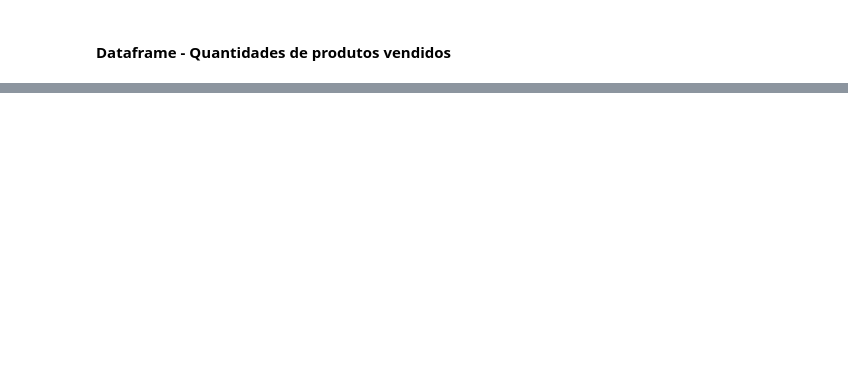
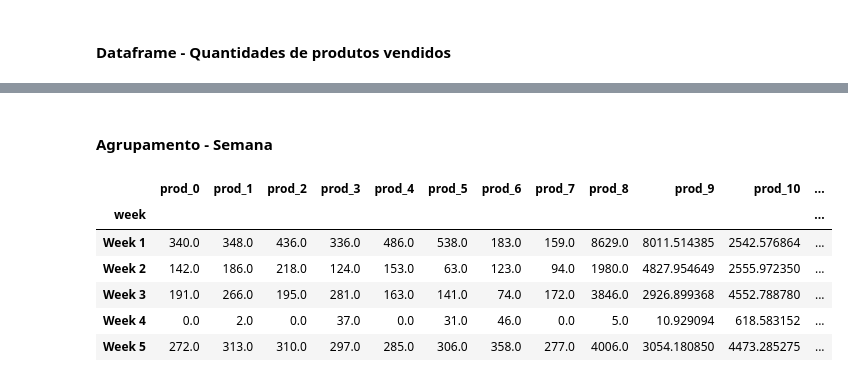
Before and after one commit to augustoanastacio/Projeto3-DT, a Jupyter notebook: analysis.ipynb, the cells around one changed output, grey strips where cells are left out. Cells and saved outputs as stored; diff of their text form; code cells hidden in the pictures; blank space fills up the shorter version.

```diff
--- a/analysis.ipynb
+++ b/analysis.ipynb
@@ -5,7 +5,7 @@ import seaborn as sns
 import matplotlib.pyplot as plt
 # %%
 product_database = {}
-weeks = 3
+weeks = 15
 all_df = pd.DataFrame([])
 all_jsons = []
 
@@ -46,0 +93,13 @@ all_sales.head(5)
+# %% [markdown]
+#### Agrupamento - Semana
+# %%
+weekly_qnt= all_qnt.groupby('week', sort=False).agg(sum_all_prods)
+weekly_qnt.head()
+# %% [output]
+|  | prod_0 | prod_1 | prod_2 | prod_3 | prod_4 | prod_5 | prod_6 | prod_7 | prod_8 | prod_9 | prod_10 | ... |
+| week |  |  |  |  |  |  |  |  |  |  |  | ... |
+| Week 1 | 340.0 | 348.0 | 436.0 | 336.0 | 486.0 | 538.0 | 183.0 | 159.0 | 8629.0 | 8011.514385 | 2542.576864 | ... |
+| Week 2 | 142.0 | 186.0 | 218.0 | 124.0 | 153.0 | 63.0 | 123.0 | 94.0 | 1980.0 | 4827.954649 | 2555.972350 | ... |
+| Week 3 | 191.0 | 266.0 | 195.0 | 281.0 | 163.0 | 141.0 | 74.0 | 172.0 | 3846.0 | 2926.899368 | 4552.788780 | ... |
+| Week 4 | 0.0 | 2.0 | 0.0 | 37.0 | 0.0 | 31.0 | 46.0 | 0.0 | 5.0 | 10.929094 | 618.583152 | ... |
+| Week 5 | 272.0 | 313.0 | 310.0 | 297.0 | 285.0 | 306.0 | 358.0 | 277.0 | 4006.0 | 3054.180850 | 4473.285275 | ... |
```
Also changed, not shown: parts of 33 cells of this notebook.
